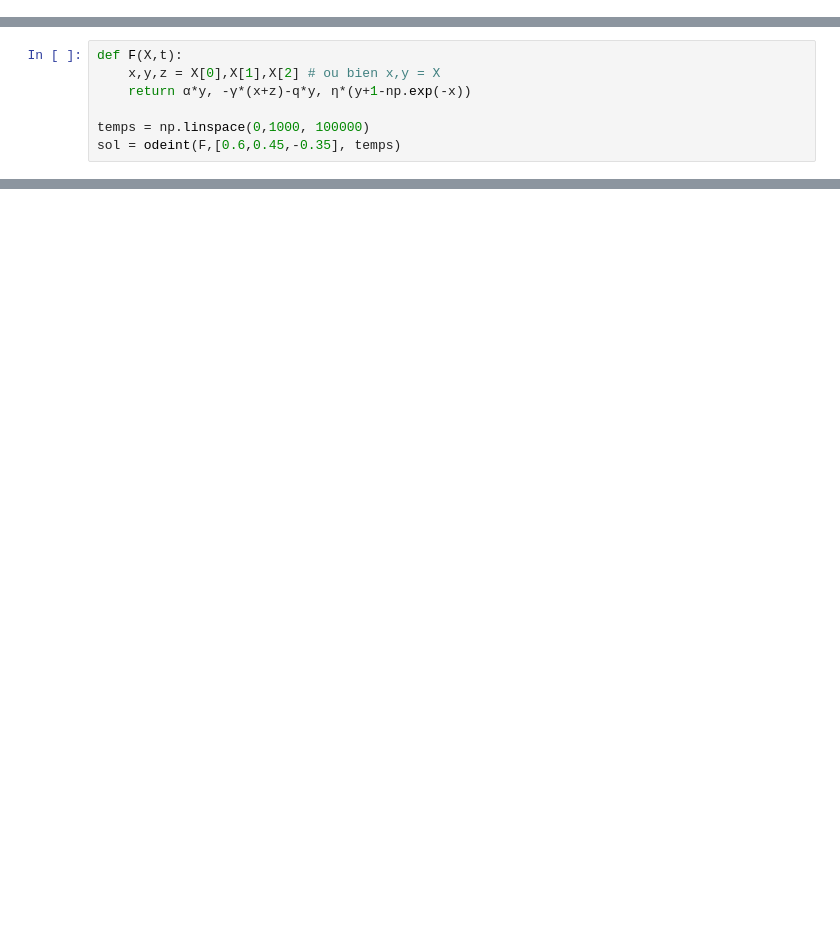
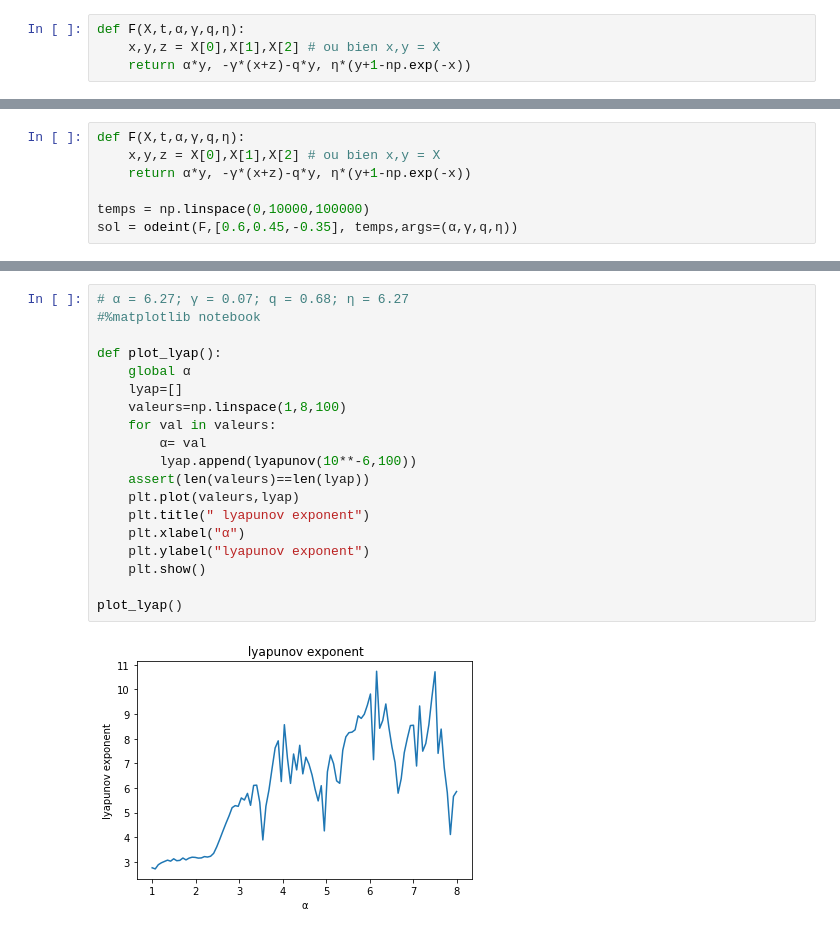
Before and after one commit to Julien-pour/ensea, a Jupyter notebook: mat.ipynb, the cells around one changed output, grey strips where cells are left out. Drawn from its saved outputs; the diff is of its cells as text; blank space fills up the shorter version.

```diff
--- a/mat.ipynb
+++ b/mat.ipynb
@@ -10,0 +12,4 @@ from scipy.integrate import odeint
+# %%
+def F(X,t,α,γ,q,η):
+    x,y,z = X[0],X[1],X[2] # ou bien x,y = X
+    return α*y, -γ*(x+z)-q*y, η*(y+1-np.exp(-x))
@@ -11,7 +78,7 @@ from scipy.integrate import odeint
 # %%
-def F(X,t):
+def F(X,t,α,γ,q,η):
     x,y,z = X[0],X[1],X[2] # ou bien x,y = X
     return α*y, -γ*(x+z)-q*y, η*(y+1-np.exp(-x))
 
-temps = np.linspace(0,1000, 100000)
-sol = odeint(F,[0.6,0.45,-0.35], temps)
+temps = np.linspace(0,10000,100000)
+sol = odeint(F,[0.6,0.45,-0.35], temps,args=(α,γ,q,η))
@@ -91,0 +218,21 @@ plt.show()
+# %%
+# α = 6.27; γ = 0.07; q = 0.68; η = 6.27
+#%matplotlib notebook
+
+def plot_lyap():
+    global α
+    lyap=[]
+    valeurs=np.linspace(1,8,100)
+    for val in valeurs:
+        α= val
+        lyap.append(lyapunov(10**-6,100))
+    assert(len(valeurs)==len(lyap))
+    plt.plot(valeurs,lyap)
+    plt.title(" lyapunov exponent")
+    plt.xlabel("α")
+    plt.ylabel("lyapunov exponent")
+    plt.show()
+
+plot_lyap()
+# %% [output]
+[figure, added]
```
Also changed, not shown: parts of 36 cells of this notebook.
